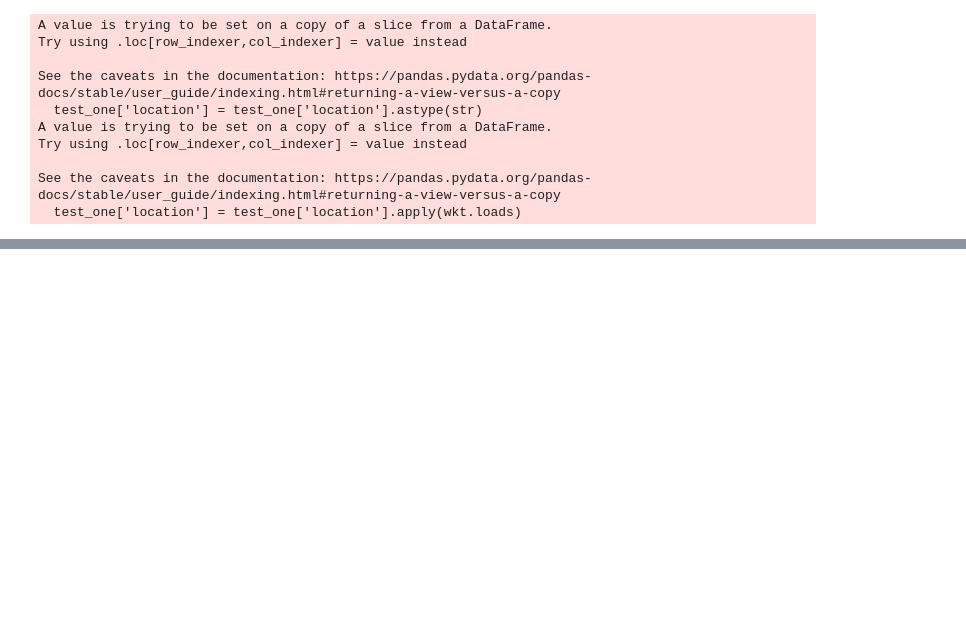
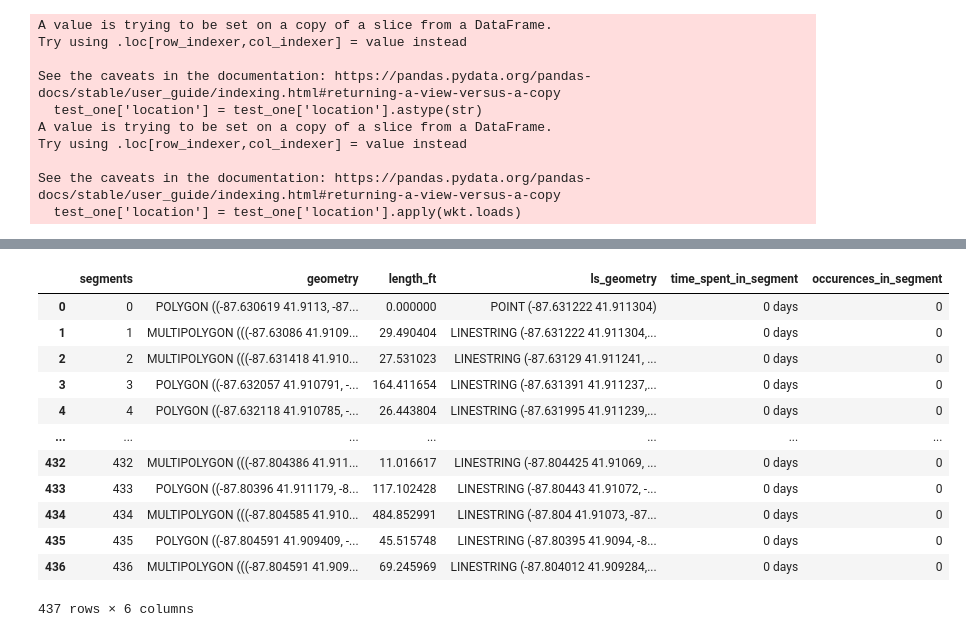
Before and after one commit to mansueto-institute/cta-stop-watch, a Jupyter notebook: cta-stop-watch/scratch/map_stuff.ipynb, the cells around one changed output, grey strips where cells are left out. Saved outputs shown, nothing was run; the diff lists cells and outputs as text; code cells hidden in the pictures; blank space fills up the shorter version.

```diff
--- a/cta-stop-watch/scratch/map_stuff.ipynb
+++ b/cta-stop-watch/scratch/map_stuff.ipynb
@@ -307,0 +331,5 @@ m
+# %%
+pattern_95_df["geometry"] = pattern_95_df["geometry"].apply(wkt.loads)
+
+
+gpd.GeoDataFrame(pattern_95_df.drop(columns = 'time_spent_in_segment'), geometry='geometry').explore()
@@ -307,0 +338,16 @@ m
+# %%
+pattern_95_df
+# %% [output]
+|  | segments | geometry | length_ft | ls_geometry | time_spent_in_segment | occurences_in_segment |
+| 0 | 0 | POLYGON ((-87.630619 41.9113, -87... | 0.000000 | POINT (-87.631222 41.911304) | 0 days | 0 |
+| 1 | 1 | MULTIPOLYGON (((-87.63086 41.9109... | 29.490404 | LINESTRING (-87.631222 41.911304,... | 0 days | 0 |
+| 2 | 2 | MULTIPOLYGON (((-87.631418 41.910... | 27.531023 | LINESTRING (-87.63129 41.911241, ... | 0 days | 0 |
+| 3 | 3 | POLYGON ((-87.632057 41.910791, -... | 164.411654 | LINESTRING (-87.631391 41.911237,... | 0 days | 0 |
+| 4 | 4 | POLYGON ((-87.632118 41.910785, -... | 26.443804 | LINESTRING (-87.631995 41.911239,... | 0 days | 0 |
+| ... | ... | ... | ... | ... | ... | ... |
+| 432 | 432 | MULTIPOLYGON (((-87.804386 41.911... | 11.016617 | LINESTRING (-87.804425 41.91069, ... | 0 days | 0 |
+| 433 | 433 | POLYGON ((-87.80396 41.911179, -8... | 117.102428 | LINESTRING (-87.80443 41.91072, -... | 0 days | 0 |
+| 434 | 434 | MULTIPOLYGON (((-87.804585 41.910... | 484.852991 | LINESTRING (-87.804 41.91073, -87... | 0 days | 0 |
+| 435 | 435 | POLYGON ((-87.804591 41.909409, -... | 45.515748 | LINESTRING (-87.80395 41.9094, -8... | 0 days | 0 |
+| 436 | 436 | MULTIPOLYGON (((-87.804591 41.909... | 69.245969 | LINESTRING (-87.804012 41.909284,... | 0 days | 0 |
+437 rows × 6 columns
```
Also changed, not shown: parts of 5 cells of this notebook, 3 other files.
